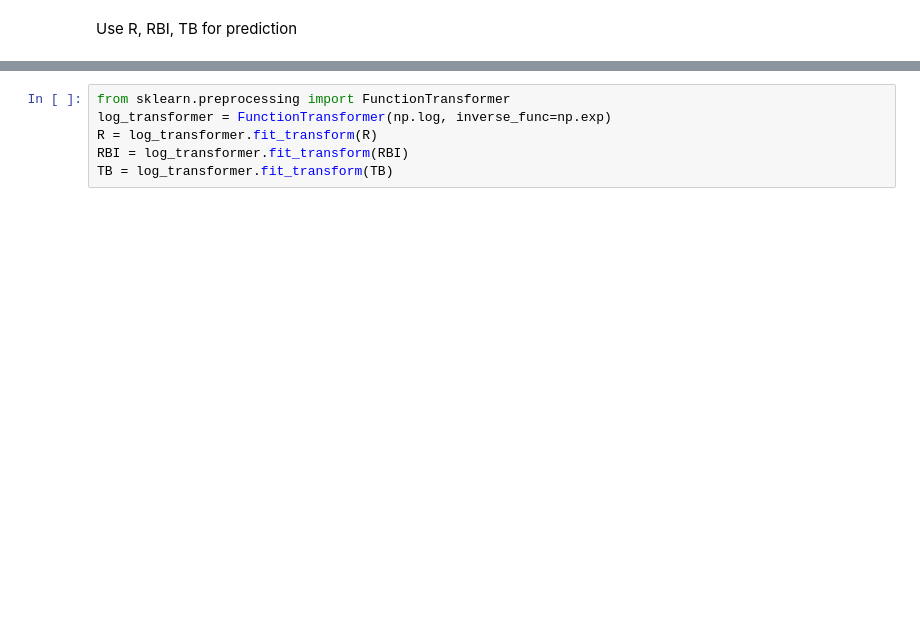
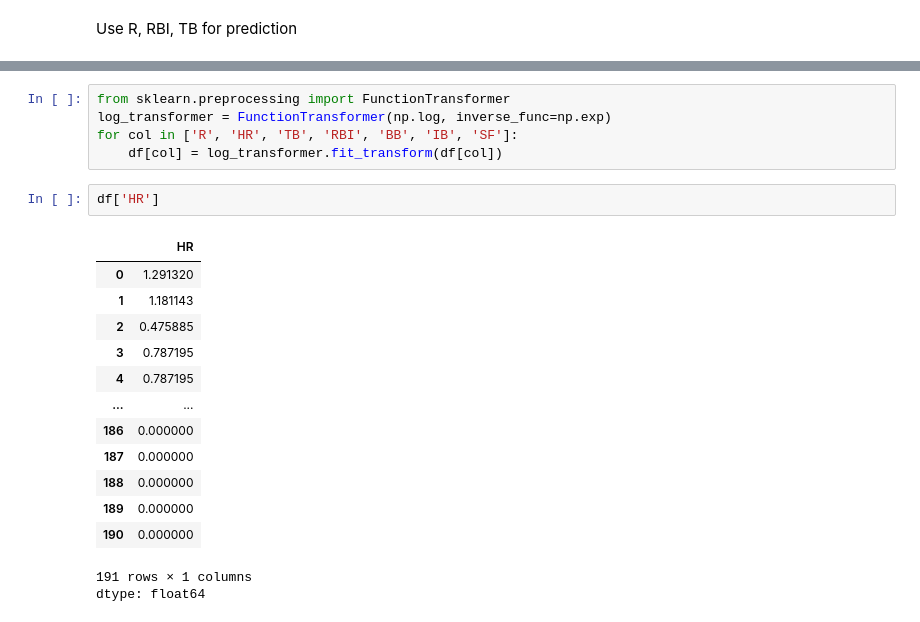
Before and after one commit to Hyun3246/KBO-Stat-Analysis, a Jupyter notebook: Notebooks/02_Data_Glancing.ipynb, the cells around one changed output, grey strips where cells are left out. Cells and saved outputs as stored; diff of their text form; blank space fills up the shorter version.

```diff
--- a/Notebooks/02_Data_Glancing.ipynb
+++ b/Notebooks/02_Data_Glancing.ipynb
@@ -93,7 +102,23 @@ See the caveats in the documentation: https://pandas.pydata.org/pandas-docs/stab
 # %%
 from sklearn.preprocessing import FunctionTransformer
 log_transformer = FunctionTransformer(np.log, inverse_func=np.exp)
-R = log_transformer.fit_transform(R)
-RBI = log_transformer.fit_transform(RBI)
-TB = log_transformer.fit_transform(TB)
+for col in ['R', 'HR', 'TB', 'RBI', 'BB', 'IB', 'SF']:
+    df[col] = log_transformer.fit_transform(df[col])
+# %%
+df['HR']
+# %% [output]
+|  | HR |
+| 0 | 1.291320 |
+| 1 | 1.181143 |
+| 2 | 0.475885 |
+| 3 | 0.787195 |
+| 4 | 0.787195 |
+| ... | ... |
+| 186 | 0.000000 |
+| 187 | 0.000000 |
+| 188 | 0.000000 |
+| 189 | 0.000000 |
+| 190 | 0.000000 |
+191 rows × 1 columns
+dtype: float64
 # %%
```
Also changed, not shown: parts of 18 cells of this notebook, 1 other file.
